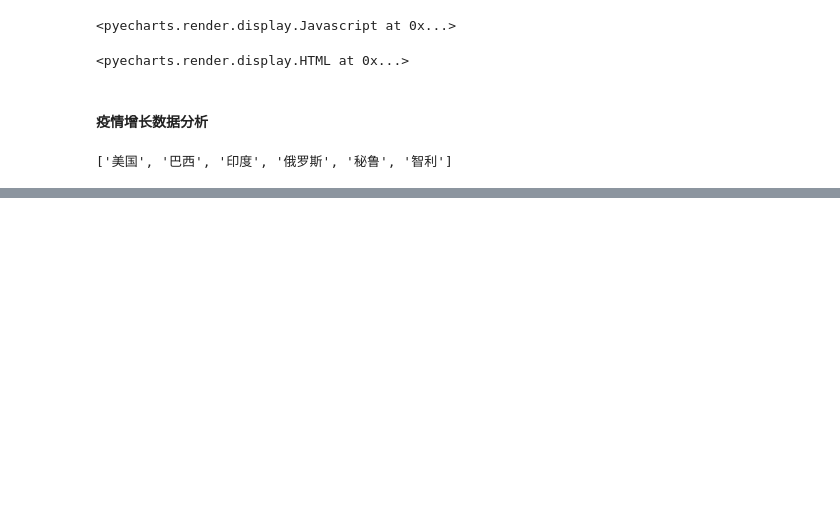
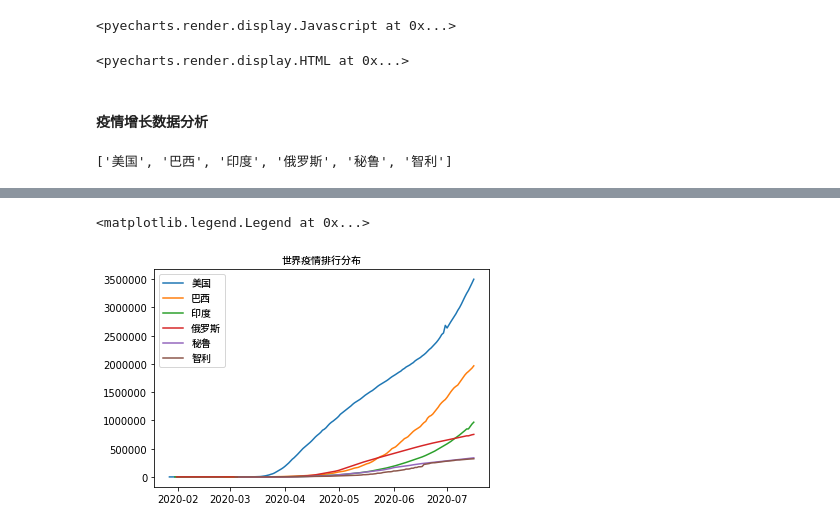
Before and after one commit to OcaenEyes/pandasLearn, a Jupyter notebook: 新冠疫情社会影响数据分析.ipynb, the cells around one changed output, grey strips where cells are left out. Drawn from its saved outputs; the diff is of its cells as text; code cells hidden in the pictures; blank space fills up the shorter version.

```diff
--- a/新冠疫情社会影响数据分析.ipynb
+++ b/新冠疫情社会影响数据分析.ipynb
@@ -485,0 +585,8 @@ country
+# %%
+timeseries = pd.DataFrame(data_India.index)
+timeseries.index =  data_India.index
+timeseries
+data_India = pd.concat([timeseries,data_India],axis=1)
+data_India.drop_duplicates(subset='updateTime',keep='first',inplace=True)
+data_India.drop('updateTime',axis=1,inplace=True)
+data_India
@@ -485,0 +613,8 @@ country
+# %%
+timeseries = pd.DataFrame(data_Peru.index)
+timeseries.index =  data_Peru.index
+timeseries
+data_Peru = pd.concat([timeseries,data_Peru],axis=1)
+data_Peru.drop_duplicates(subset='updateTime',keep='first',inplace=True)
+data_Peru.drop('updateTime',axis=1,inplace=True)
+data_Peru
@@ -485,0 +641,8 @@ country
+# %%
+timeseries = pd.DataFrame(data_Russia.index)
+timeseries.index =  data_Russia.index
+timeseries
+data_Russia = pd.concat([timeseries,data_Russia],axis=1)
+data_Russia.drop_duplicates(subset='updateTime',keep='first',inplace=True)
+data_Russia.drop('updateTime',axis=1,inplace=True)
+data_Russia
@@ -485,0 +669,8 @@ country
+# %%
+timeseries = pd.DataFrame(data_Chile.index)
+timeseries.index =  data_Chile.index
+timeseries
+data_Chile = pd.concat([timeseries,data_Chile],axis=1)
+data_Chile.drop_duplicates(subset='updateTime',keep='first',inplace=True)
+data_Chile.drop('updateTime',axis=1,inplace=True)
+data_Chile
@@ -485,0 +697,12 @@ country
+# %%
+plt.title("世界疫情排行分布",fontproperties= myfont)
+plt.plot(data_America['province_confirmedCount'])
+plt.plot(data_Brazil['province_confirmedCount'])
+plt.plot(data_India['province_confirmedCount'])
+plt.plot(data_Russia['province_confirmedCount'])
+plt.plot(data_Peru['province_confirmedCount'])
+plt.plot(data_Chile['province_confirmedCount'])
+plt.legend(country,prop=myfont)
+# %% [output]
+<matplotlib.legend.Legend at 0x...>
+[figure, added]
```
Also changed, not shown: parts of 18 cells of this notebook.
